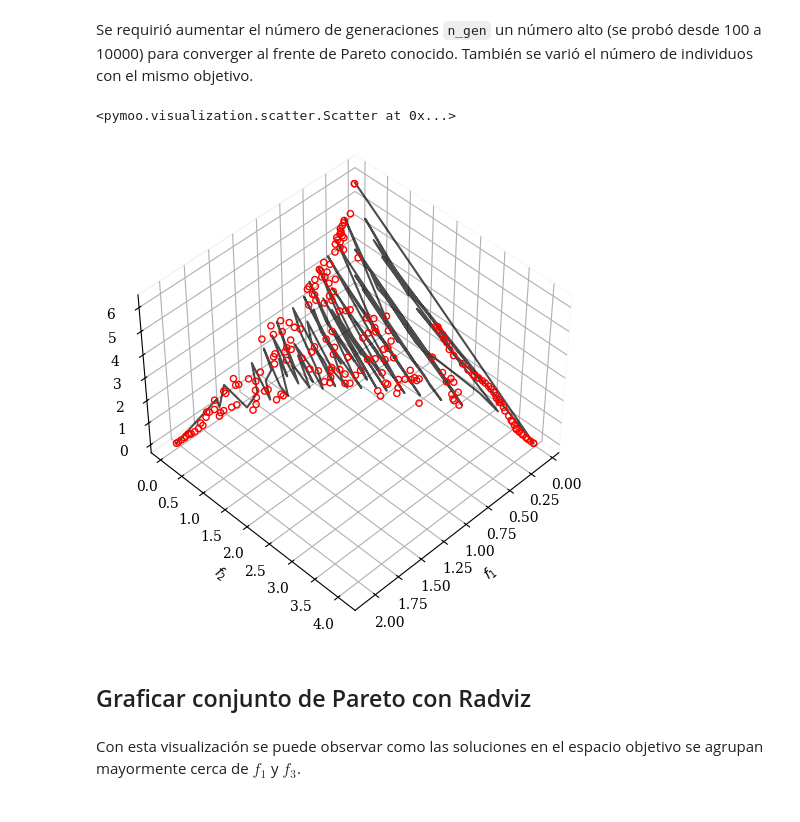
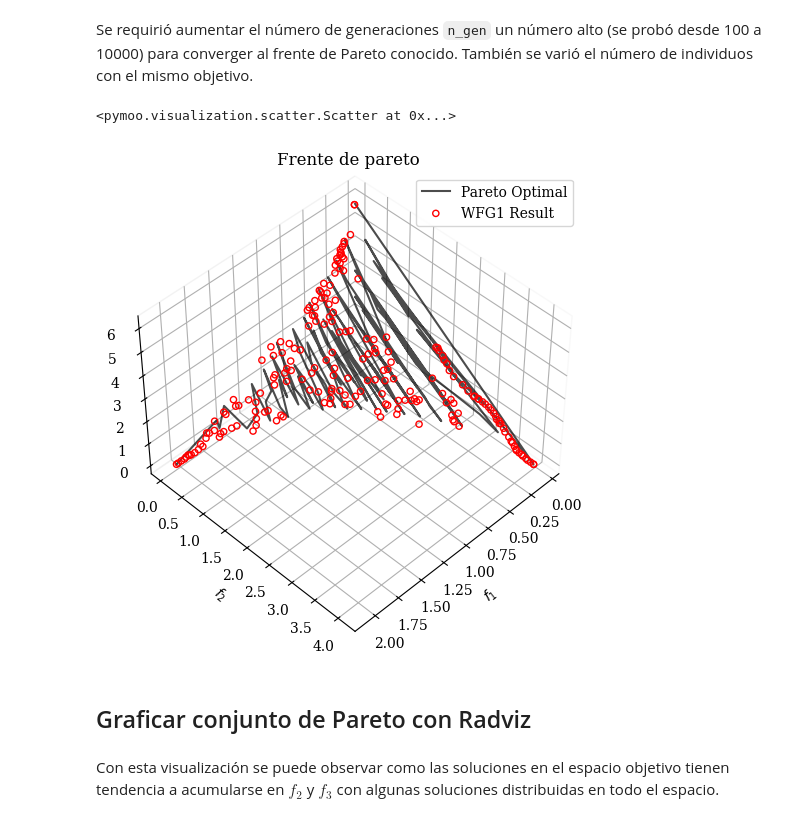
Before and after one commit to JafetMoon/dia-mod6-nsgaII, a Jupyter notebook: Assignment2.ipynb, the cells around one changed output. Drawn from its saved outputs; the diff is of its cells as text; code cells hidden in the pictures.

Commit message:
v3 Editing plots
- Adding labels and titles
- Re-plotting Pareto set with Radviz

```diff
--- a/Assignment2.ipynb
+++ b/Assignment2.ipynb
@@ -20,16 +20,16 @@ res = minimize(problem,
 # %% [markdown]
 Se requirió aumentar el número de generaciones `n_gen` un número alto (se probó desde 100 a 10000) para converger al frente de Pareto conocido. También se varió el número de individuos con el mismo objetivo.
 # %%
-plot = Scatter()
-plot.add(problem.pareto_front(), plot_type="line", color="black", alpha=0.7)
-plot.add(res.F, facecolor="none", edgecolor="red")
+plot = Scatter(title='Frente de pareto', legend=True)
+plot.add(problem.pareto_front(), plot_type="line", color="black", alpha=0.7, label='Pareto Optimal')
+plot.add(res.F, facecolor="none", edgecolor="red", label='WFG1 Result')
 plot.show()
 # %% [output]
 <pymoo.visualization.scatter.Scatter at 0x...>
-[figure, old version]
+[figure, new version]
 # %% [markdown]
 ## Graficar conjunto de Pareto con Radviz
 # %% [markdown]
-Con esta visualización se puede observar como las soluciones en el espacio objetivo se agrupan mayormente cerca de $f_1$ y $f_3$.
+Con esta visualización se puede observar como las soluciones en el espacio objetivo tienen tendencia a acumularse en $f_2$ y $f_3$ con algunas soluciones distribuidas en todo el espacio.
 # %%
 from pymoo.visualization.radviz import Radviz
```
Also changed, not shown: parts of 1 cell of this notebook.
